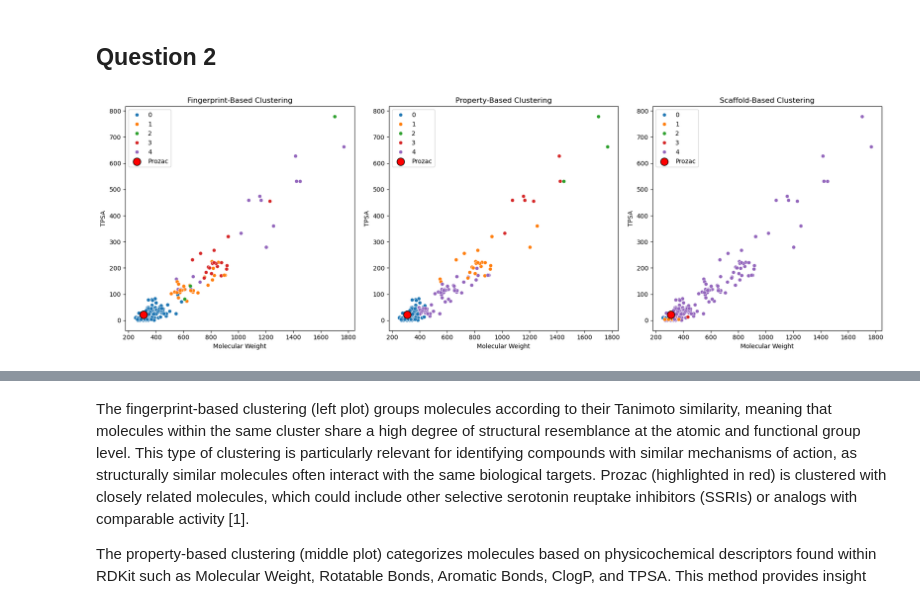
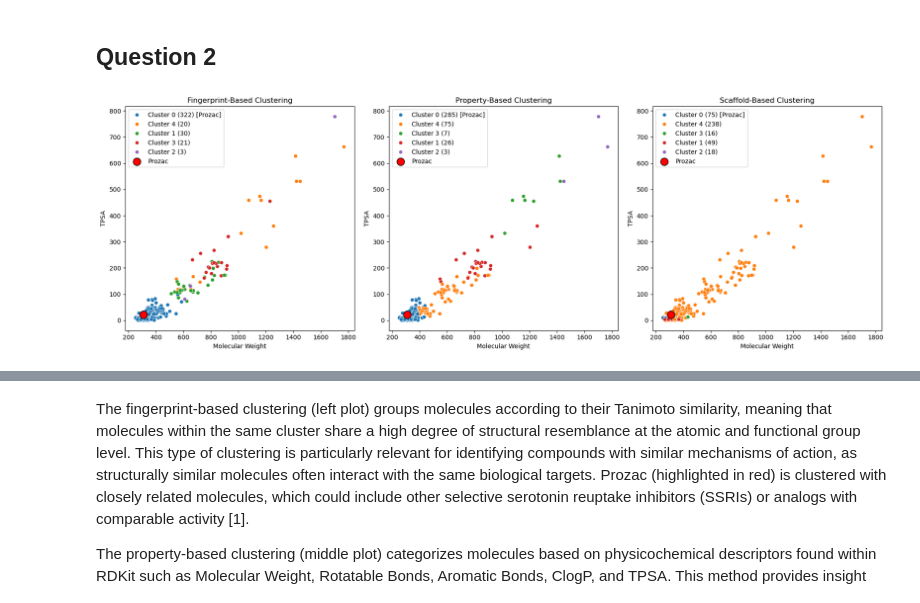
Before and after one commit to Steve-Cheney/Cheminformatics, a Jupyter notebook: rbif-110-a7/a7.ipynb, the cells around one changed output, grey strips where cells are left out. Saved outputs shown, nothing was run; the diff lists cells and outputs as text; code cells hidden in the pictures.

```diff
--- a/rbif-110-a7/a7.ipynb
+++ b/rbif-110-a7/a7.ipynb
@@ -333,49 +333,68 @@ def get_murcko_scaffold(mol):
     """Extract Murcko scaffold."""
     return MurckoScaffold.MurckoScaffoldSmiles(mol=mol) if mol else None
 
-def cluster_by_scaffold(df):
+def cluster_by_scaffold(df, n_scaff=4):
     """Clusters molecules by Murcko scaffold, grouping common scaffolds separately."""
     df['scaffold'] = df['standardized_mol'].apply(get_murcko_scaffold)
     scaffold_counts = Counter(df['scaffold'].dropna())
-    top_scaffolds = [scaffold for scaffold, count in scaffold_counts.most_common(4)]  # Top 4 scaffolds
+    top_scaffolds = [scaffold for scaffold, count in scaffold_counts.most_common(n_scaff)]  # Top n scaffolds
 
     def assign_scaffold_cluster(scaffold):
         return top_scaffolds.index(scaffold) if scaffold in top_scaffolds else len(top_scaffolds)  # Assign 'other'
 
     df['scaffold_cluster'] = df['scaffold'].apply(assign_scaffold_cluster)
     return df
 
-def main_clustering_pipeline(df):
+def main_clustering_pipeline(df, n_clust=5):
     """Runs all clustering methods, computes similarity scores, and visualizes results."""
     df = normalize_property_similarity(df, prozac_properties)
-    df = cluster_by_fingerprint(df)
-    df = cluster_by_properties(df)
-    df = cluster_by_scaffold(df)
+    df = cluster_by_fingerprint(df, n_clust)
+    df = cluster_by_properties(df, n_clust)
+    df = cluster_by_scaffold(df, n_clust-1)
 
     # Plot clustering results
     fig, axes = plt.subplots(1, 3, figsize=(18, 6))
     cluster_types = ['fingerprint_cluster', 'property_cluster', 'scaffold_cluster']
     titles = ["Fingerprint-Based Clustering", "Property-Based Clustering", "Scaffold-Based Clustering"]
 
     prozac_entry = df[df['ID'] == 'RBIF-3762']
 
     for i, cluster_col in enumerate(cluster_types):
-        sns.scatterplot(x=df['Molecular_Weight'], y=df['TPSA'], hue=df[cluster_col], palette="tab10", ax=axes[i])
+        # Count occurrences of each cluster
+        cluster_counts = df[cluster_col].value_counts().to_dict()
+
+        # Identify Prozac's cluster
+        prozac_cluster = df.loc[df['ID'] == 'RBIF-3762', cluster_col].values[0]
+
+        # Rename clusters to include counts and highlight Prozac's cluster
+        df[f"{cluster_col}_label"] = df[cluster_col].apply(
+            lambda x: f"Cluster {x} ({cluster_counts[x]}) {'[Prozac]' if x == prozac_cluster else ''}"
+        )
+
+        # Plot with updated labels
+        sns.scatterplot(
+            x=df['Molecular_Weight'],
+            y=df['TPSA'],
+            hue=df[f"{cluster_col}_label"],
+            palette="tab10",
+            ax=axes[i]
+        )
+
         axes[i].set_title(titles[i])
         axes[i].set_xlabel("Molecular Weight")
         axes[i].set_ylabel("TPSA")
         # Highlight Prozac
         axes[i].scatter(prozac_entry['Molecular_Weight'], prozac_entry['TPSA'], color='red', edgecolor='black', s=150, label="Prozac")
         axes[i].legend()
 
     plt.tight_layout()
     plt.show()
 
     return df
 
 clustered_df = main_clustering_pipeline(sim_scores)
 # %% [output]
-[figure, old version]
+[figure, new version]
 # %%
 clustered_df.head()
 # %% [output]
```
Also changed, not shown: parts of 5 cells of this notebook.
